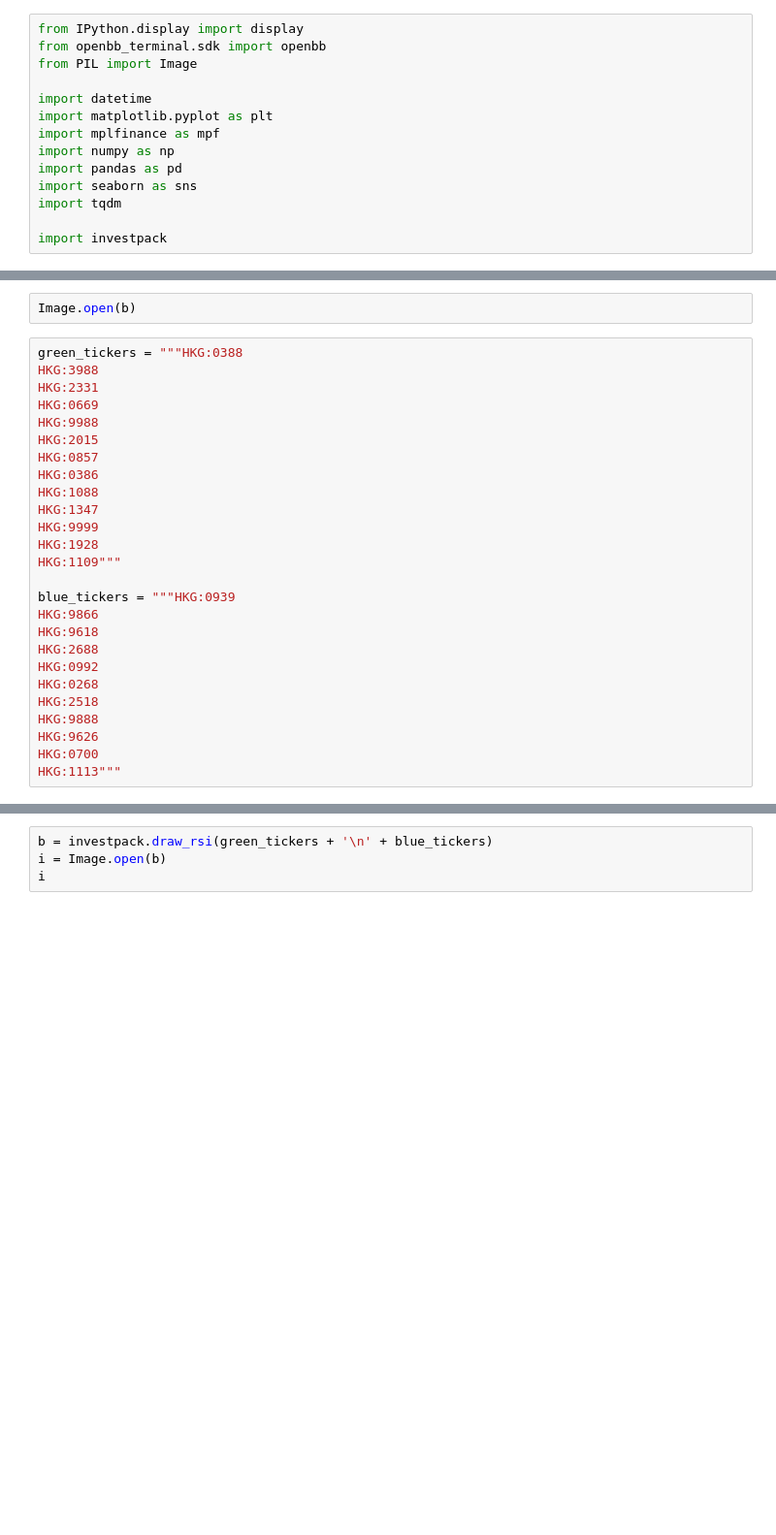
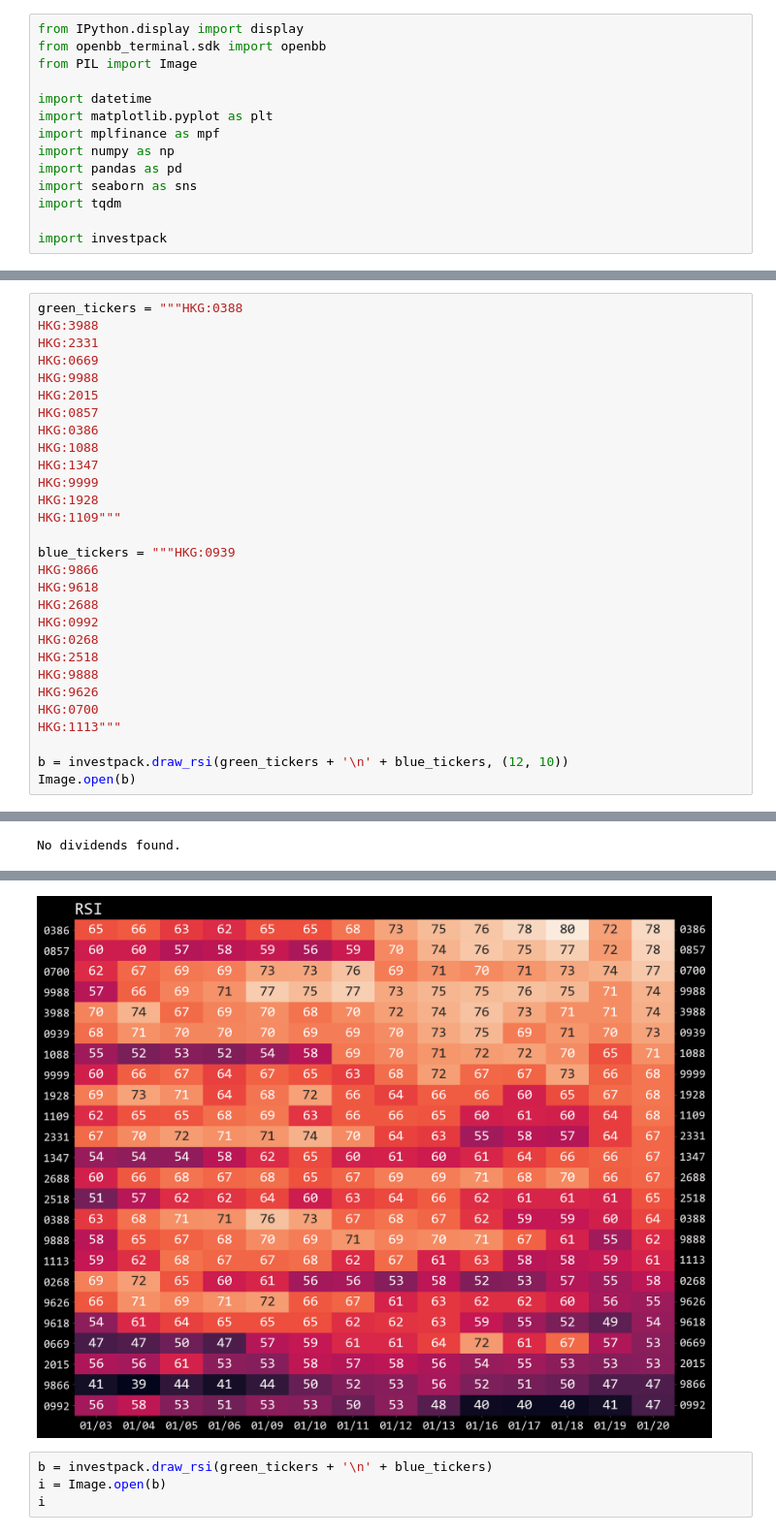
Before and after one commit to sysakm/investpack, a Jupyter notebook: entry.daily_stats.ipynb, the cells around one changed output, grey strips where cells are left out. Shown at 97% size. Drawn from its saved outputs; the diff is of its cells as text; blank space fills up the shorter version.

```diff
--- a/entry.daily_stats.ipynb
+++ b/entry.daily_stats.ipynb
@@ -35,5 +85,3 @@ object of type `builtins.function`, which it does not know how to hash.
-# %%
-Image.open(b)
 # %%
 green_tickers = """HKG:0388
 HKG:3988
@@ -60,3 +108,7 @@ HKG:9888
 HKG:9626
 HKG:0700
 HKG:1113"""
+
+b = investpack.draw_rsi(green_tickers + '\n' + blue_tickers, (12, 10))
+Image.open(b)
+# %% [output]
@@ -62,0 +192 @@ HKG:1113"""
+No dividends found.
@@ -63,3 +210,4 @@ HKG:1113"""
+[figure, added]
 # %%
 b = investpack.draw_rsi(green_tickers + '\n' + blue_tickers)
 i = Image.open(b)
```
Also changed, not shown: parts of 4 cells of this notebook, 3 other files.
